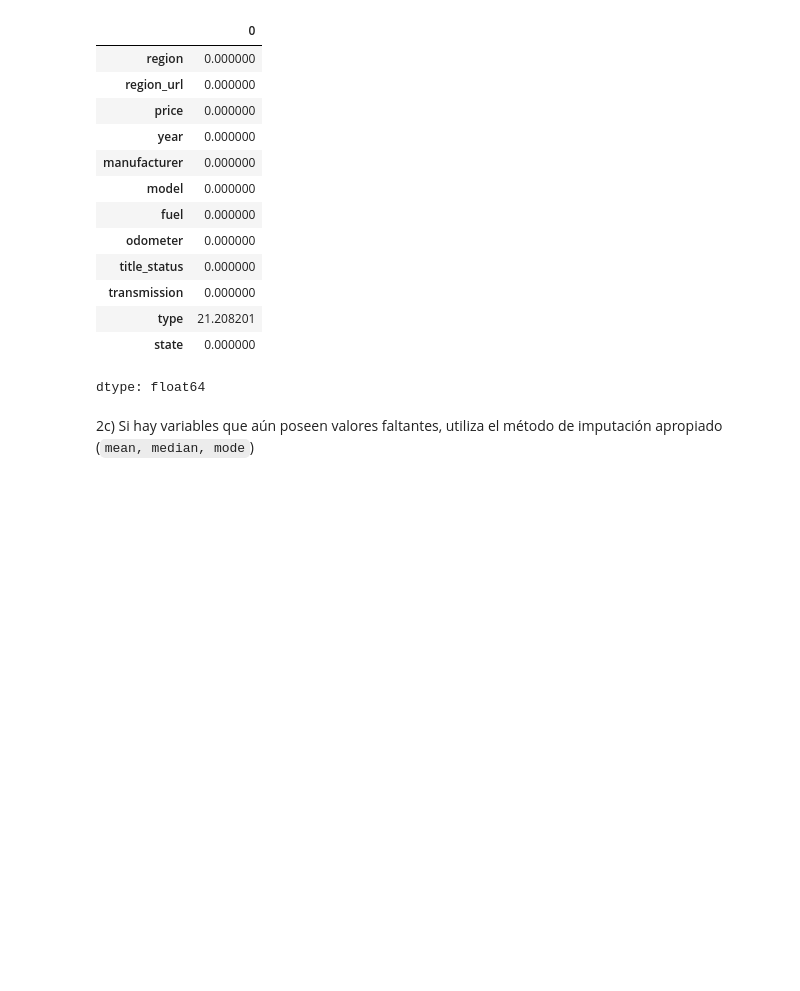
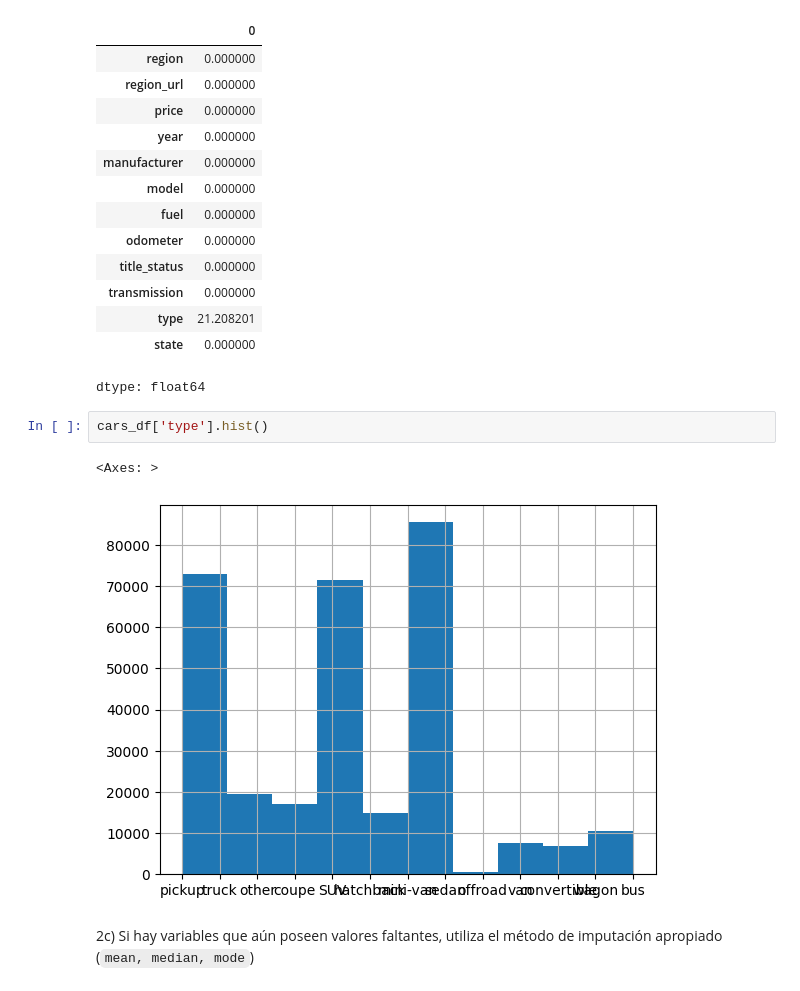
Before and after one commit to AngelBriFi/Tareas_Equipo_02, a Jupyter notebook: Actividad6FE.ipynb, the cells around one changed output. Saved outputs shown, nothing was run; the diff lists cells and outputs as text; blank space fills up the shorter version.

```diff
--- a/Actividad6FE.ipynb
+++ b/Actividad6FE.ipynb
@@ -149,5 +149,10 @@ cars_df.isna().mean()*100
 | type | 21.208201 |
 | state | 0.000000 |
 dtype: float64
+# %%
+cars_df['type'].hist()
+# %% [output]
+<Axes: >
+[figure, added]
 # %% [markdown]
 2c) Si hay variables que aún poseen valores faltantes, utiliza el método de imputación apropiado (`mean, median, mode`)
```
Also changed, not shown: parts of 5 cells of this notebook.
